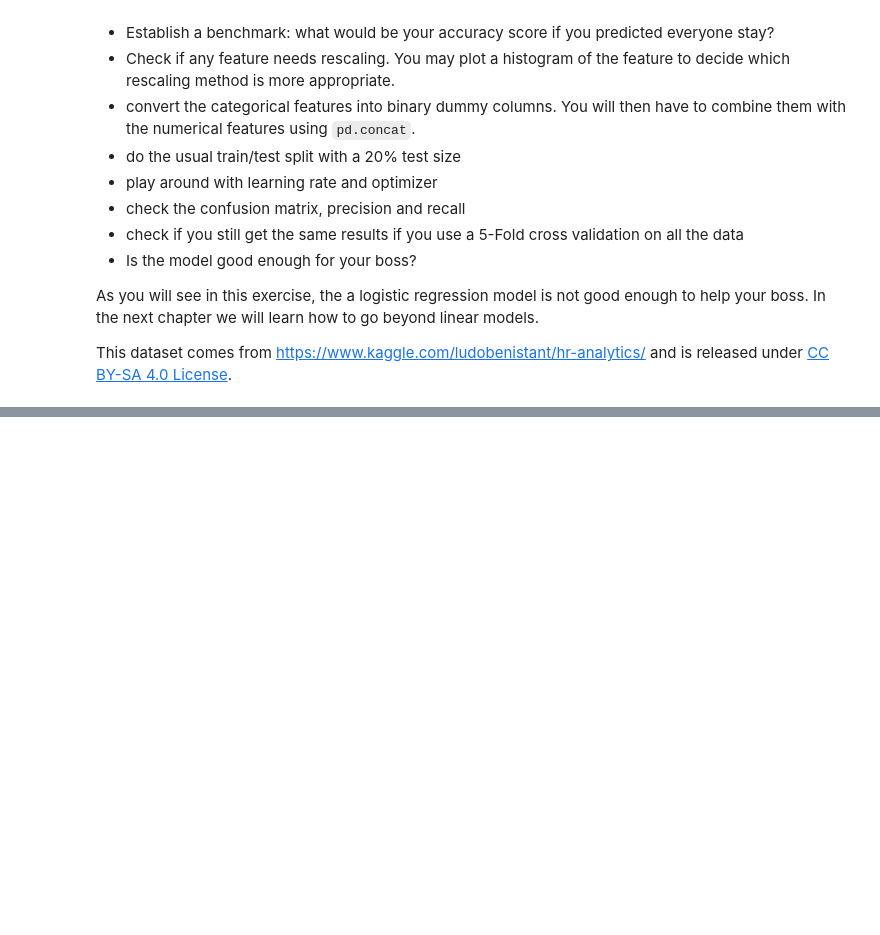
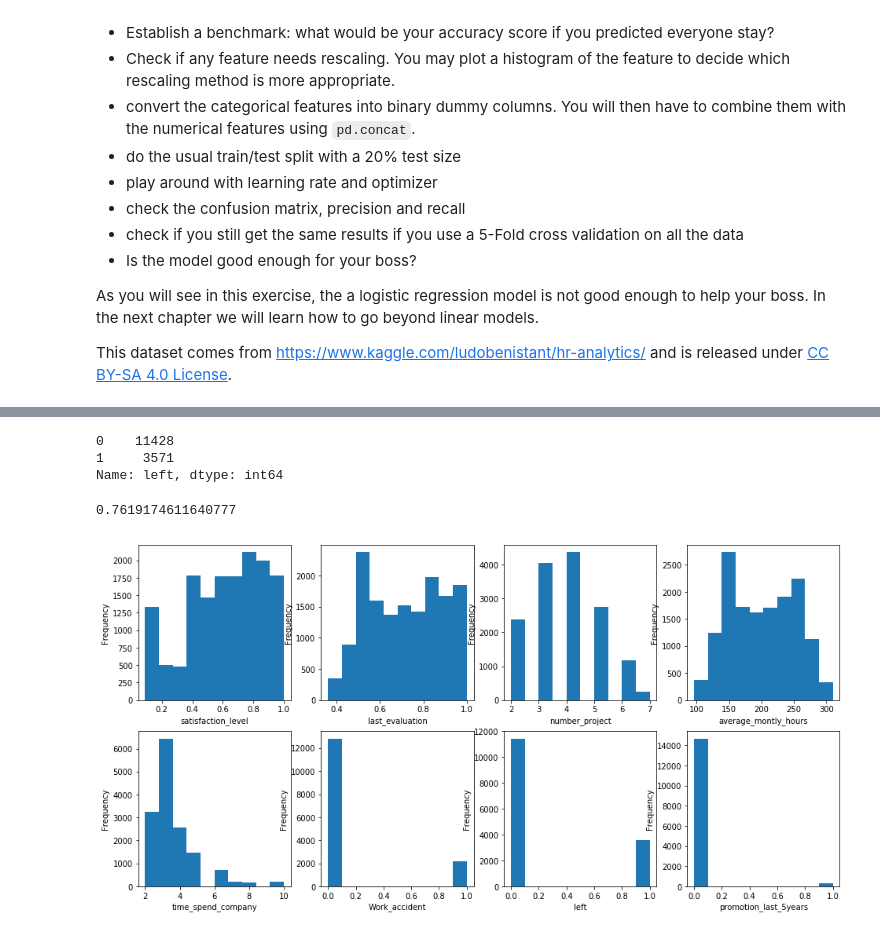
Before and after one commit to yagotome/zero_to_deep_learning_video, a Jupyter notebook: course/3 Machine Learning.ipynb, the cells around one changed output, grey strips where cells are left out. Drawn from its saved outputs; the diff is of its cells as text; code cells hidden in the pictures; blank space fills up the shorter version.

```diff
--- a/course/3 Machine Learning.ipynb
+++ b/course/3 Machine Learning.ipynb
@@ -835,0 +838,4 @@ This dataset comes from https://www.kaggle.com/ludobenistant/hr-analytics/ and i
+# %%
+# 1. load the dataset at ../data/HR_comma_sep.csv, inspect it with .head(), .info() and .describe().
+df = pd.read_csv('../data/HR_comma_sep.csv')
+df.head()
@@ -835,0 +879,22 @@ This dataset comes from https://www.kaggle.com/ludobenistant/hr-analytics/ and i
+# %%
+df['left'].value_counts()
+# %% [output]
+0    11428
+1     3571
+Name: left, dtype: int64
+# %%
+# 2. Establish a benchmark: what would be your accuracy score if you predicted everyone stay?
+accuracy = len(df[df['left'] == 0]) / len(df['left'])
+accuracy
+# %% [output]
+0.7619174611640777
+# %%
+# 3. Check if any feature needs rescaling. You may plot a histogram of the feature to decide which rescaling method is more appropriate.
+import matplotlib.pyplot as plt
+plt.figure(figsize=(16, 8))
+for i, feature in enumerate(df[df.columns.drop(['sales', 'salary'])]):
+    plt.subplot(2, 4, 1+i)
+    df[feature].plot(kind='hist')
+    plt.xlabel(feature)
+# %% [output]
+[figure, added]
```
Also changed, not shown: parts of 27 cells of this notebook.
